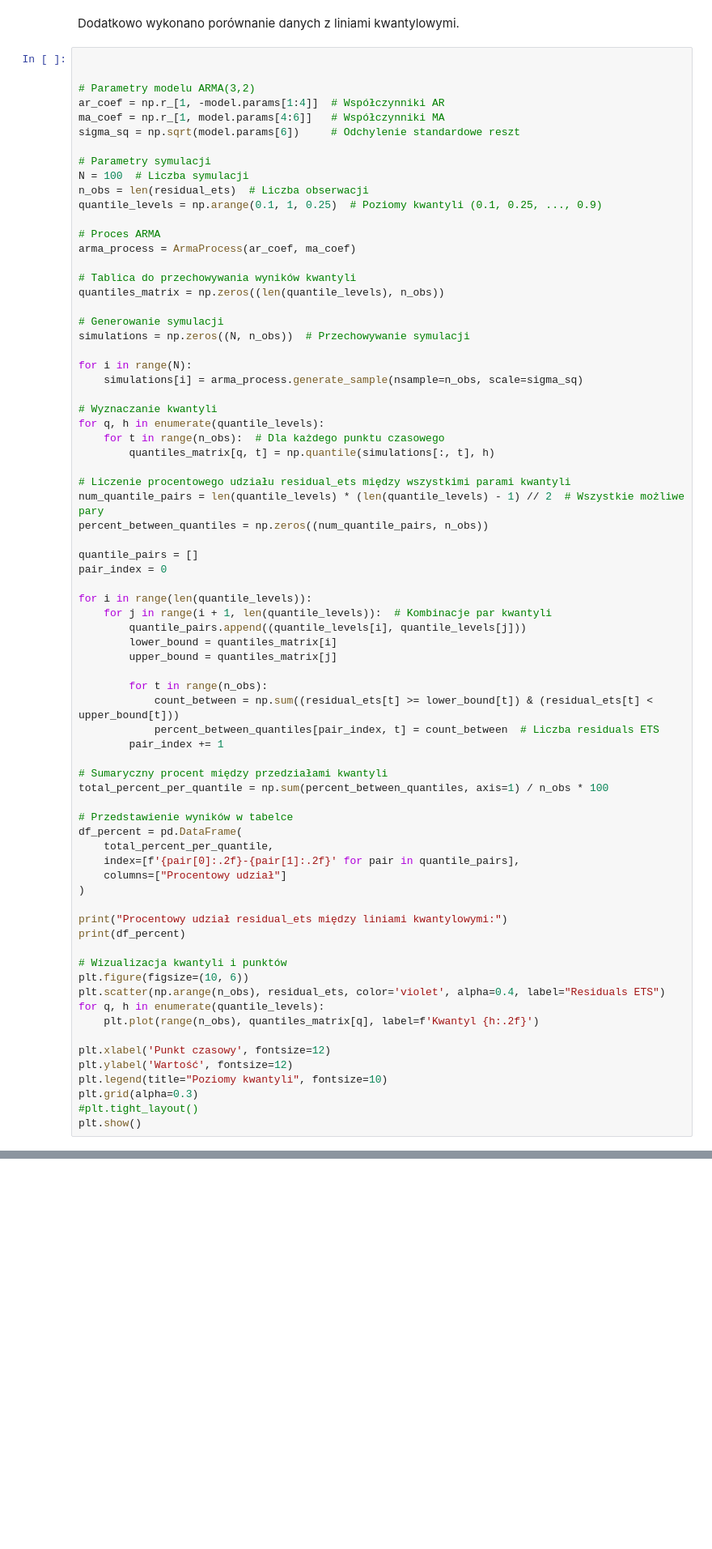
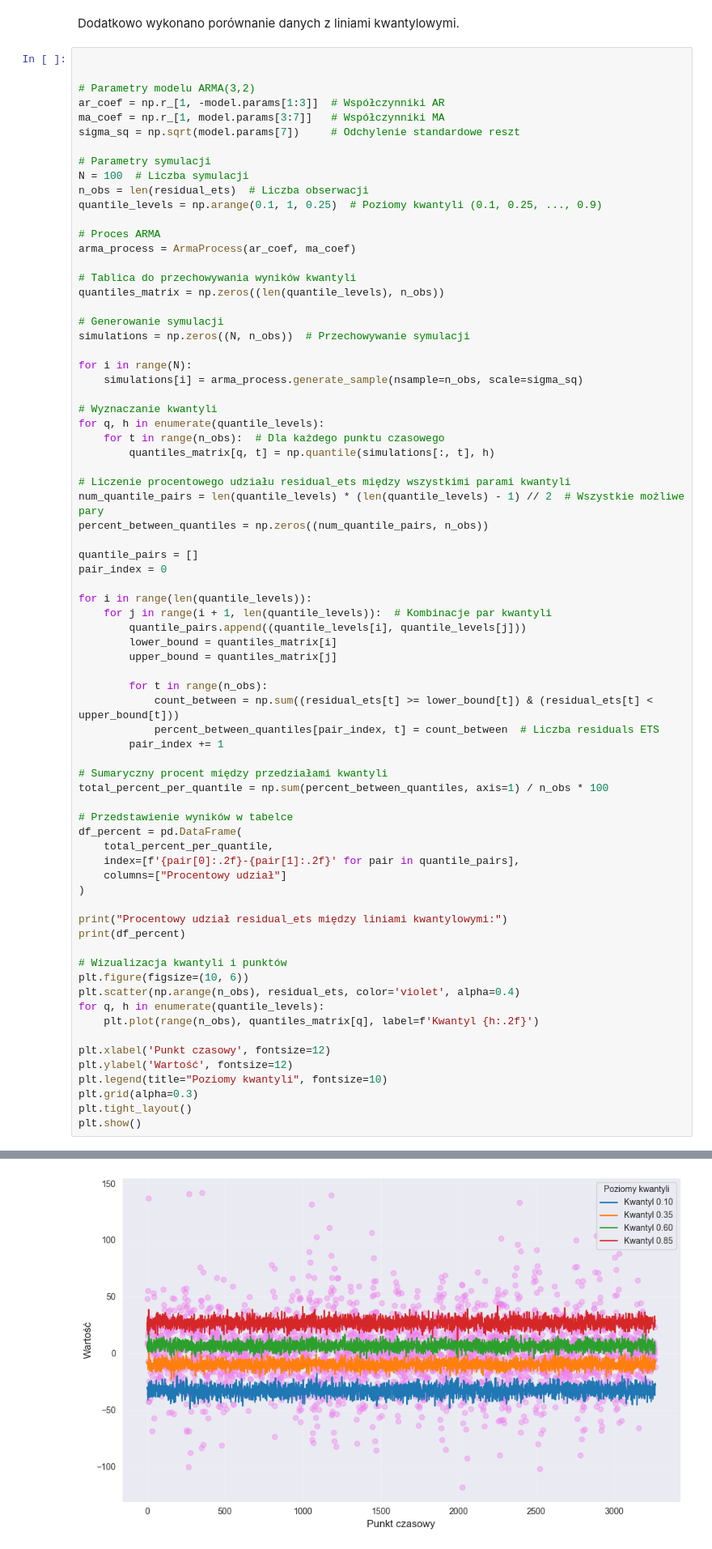
Before and after one commit to werojskz/kaszcz_sprawko, a Jupyter notebook: sprawko.ipynb, the cells around one changed output, grey strips where cells are left out. Shown at 81% size. Saved outputs shown, nothing was run; the diff lists cells and outputs as text; blank space fills up the shorter version.

```diff
--- a/sprawko.ipynb
+++ b/sprawko.ipynb
@@ -427,9 +427,9 @@ Dodatkowo wykonano porównanie danych z liniami kwantylowymi.
 
 
 # Parametry modelu ARMA(3,2)
-ar_coef = np.r_[1, -model.params[1:4]]  # Współczynniki AR
-ma_coef = np.r_[1, model.params[4:6]]   # Współczynniki MA
-sigma_sq = np.sqrt(model.params[6])     # Odchylenie standardowe reszt
+ar_coef = np.r_[1, -model.params[1:3]]  # Współczynniki AR
+ma_coef = np.r_[1, model.params[3:7]]   # Współczynniki MA
+sigma_sq = np.sqrt(model.params[7])     # Odchylenie standardowe reszt
 
 # Parametry symulacji
 N = 100  # Liczba symulacji
@@ -486,7 +486,7 @@ print(df_percent)
 
 # Wizualizacja kwantyli i punktów
 plt.figure(figsize=(10, 6))
-plt.scatter(np.arange(n_obs), residual_ets, color='violet', alpha=0.4, label="Residuals ETS")
+plt.scatter(np.arange(n_obs), residual_ets, color='violet', alpha=0.4)
 for q, h in enumerate(quantile_levels):
     plt.plot(range(n_obs), quantiles_matrix[q], label=f'Kwantyl {h:.2f}')
 
@@ -494,7 +494,7 @@ plt.xlabel('Punkt czasowy', fontsize=12)
 plt.ylabel('Wartość', fontsize=12)
 plt.legend(title="Poziomy kwantyli", fontsize=10)
 plt.grid(alpha=0.3)
-#plt.tight_layout()
+plt.tight_layout()
 plt.show()
 # %% [output]
 Procentowy udział residual_ets między liniami kwantylowymi:
@@ -510,3 +508,4 @@ IndexError: index 0 is out of bounds for axis 0 with size 0
+[figure, added]
 # %% [markdown]
 Rozkład danych między liniami kwantylowymi pokazuje, w jakim zakresie znajdują się reszty modelu w stosunku do różnych percentyli. W wąskich zakresach kwantylowych procentowy udział reszt wynosi około 24%, co oznacza, że reszty są równomiernie rozproszone w węższych zakresach kwantylowych. To wskazuje na brak znacznych koncentracji wartości w tych regionach, co może być efektem stabilnego działania modelu dla większości danych. Prawie 54% reszt mieści się między kwantylami 0.10 a 0.60, co sugeruje, że większość danych znajduje się bliżej mediany, ale z lekką tendencją do rozkładu w kierunku niższych wartości. 78% reszt mieści się między kwantylami 0.10 a 0.85, co świadczy o tym, że zdecydowana większość danych znajduje się w stosunkowo szerokim zakresie wokół wartości centralnych. Zakres między kwantylami 0.35 a 0.60 obejmuje około 29% reszt, co oznacza, że środkowy segment danych jest mniej zagęszczony w porównaniu z szerszym zakresem.
 Rozkład reszt wygląda na symetryczny wokół mediany, co jest pozytywną cechą w przypadku modeli czasowych, gdyż wskazuje na brak dużych błędów systematycznych. Większość reszt znajduje się w granicach między kwantylami 0.10 a 0.85, co oznacza, że model przewiduje dane stabilnie, a reszty są umiarkowanie rozproszone.
```
Also changed, not shown: parts of 3 cells of this notebook.
